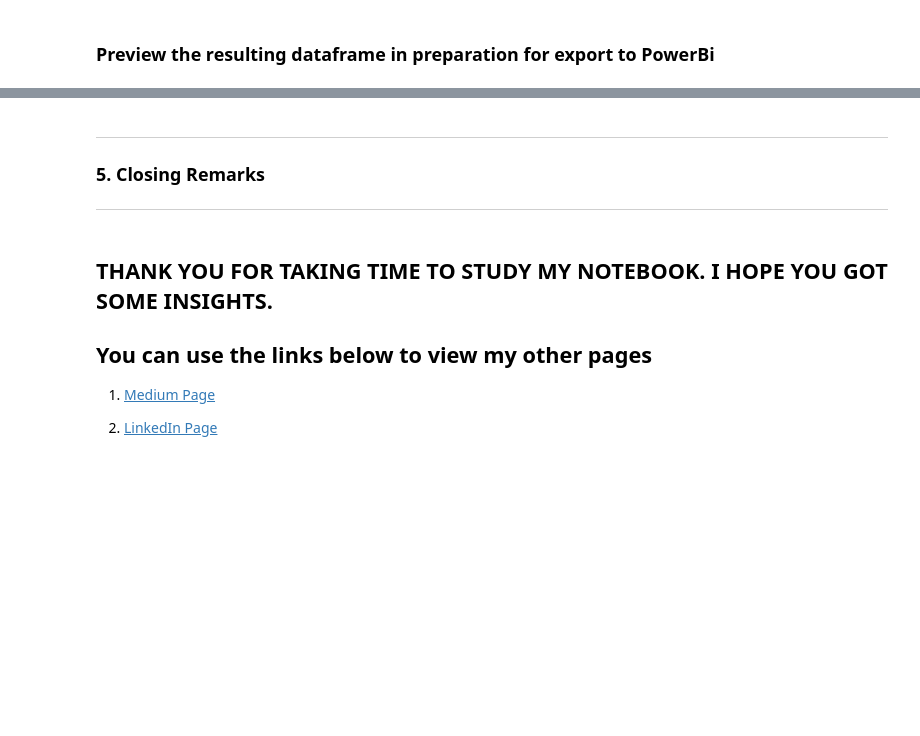
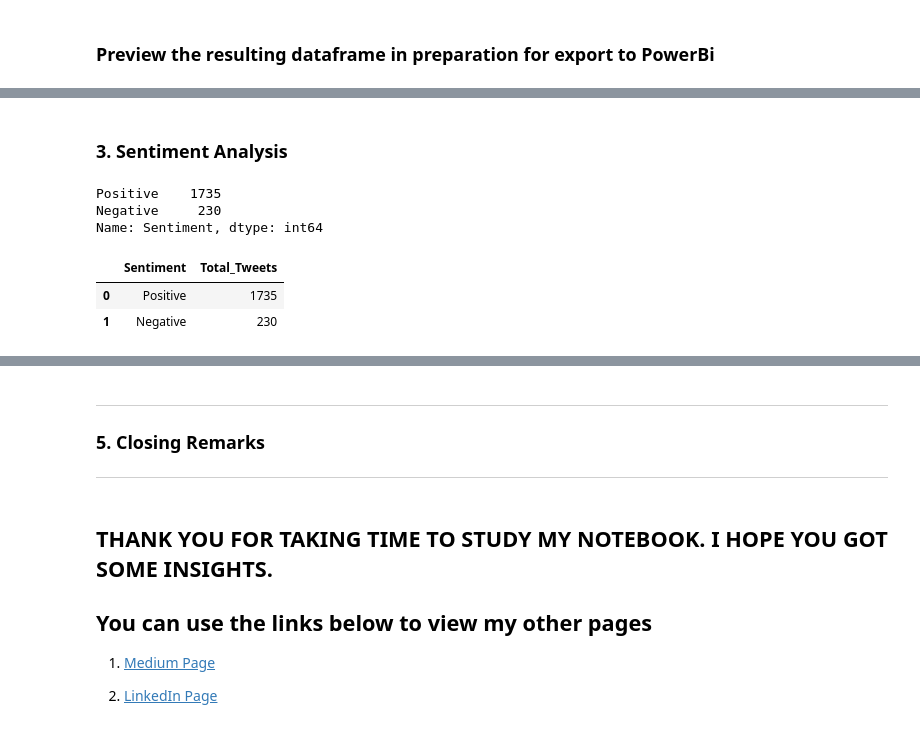
Before and after one commit to wusundoma14/E-levy-Analysis, a Jupyter notebook: E-levy Analysis.ipynb, the cells around one changed output, grey strips where cells are left out. Saved outputs shown, nothing was run; the diff lists cells and outputs as text; code cells hidden in the pictures; blank space fills up the shorter version.

```diff
--- a/E-levy Analysis.ipynb
+++ b/E-levy Analysis.ipynb
@@ -261,0 +333,33 @@ PowerBi_df.to_csv('PowerBi_ElevyTweets.csv')
+# %% [markdown]
+### 3. Sentiment Analysis
+# %%
+# Create function to obtain Polarity Score
+def getPolarity(tweet):
+    return TextBlob(tweet).sentiment.polarity
+
+# Create function to obtain Sentiment category
+def getSentimentTextBlob(polarity):
+    if polarity < 0:
+        return "Negative"
+    else:
+        return "Positive"
+# %%
+# Apply all functions above to respective columns
+df['Polarity']=df['Processed_Tweets'].apply(getPolarity)
+df['Sentiment']=df['Polarity'].apply(getSentimentTextBlob)
+# %%
+# See quick results of the Sentiment Analysis
+df['Sentiment'].value_counts()
+# %% [output]
+Positive    1735
+Negative     230
+Name: Sentiment, dtype: int64
+# %%
+# Create dataframe for Count of Sentiment Categories
+pie_chart = df['Sentiment'].value_counts().rename_axis('Sentiment').to_frame('Total_Tweets').reset_index()
+# %%
+pie_chart # Display dataframe
+# %% [output]
+|  | Sentiment | Total_Tweets |
+| 0 | Positive | 1735 |
+| 1 | Negative | 230 |
```
Also changed, not shown: parts of 6 cells of this notebook.
